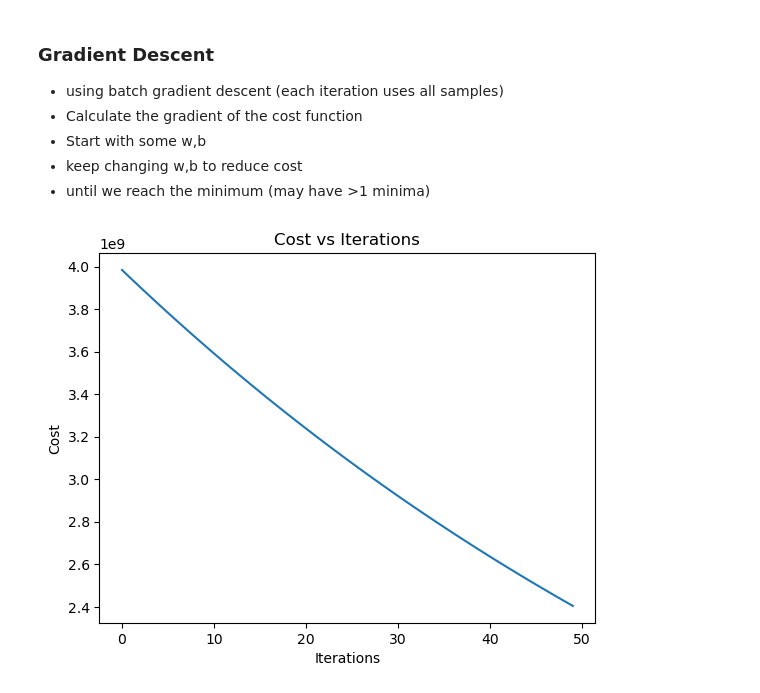
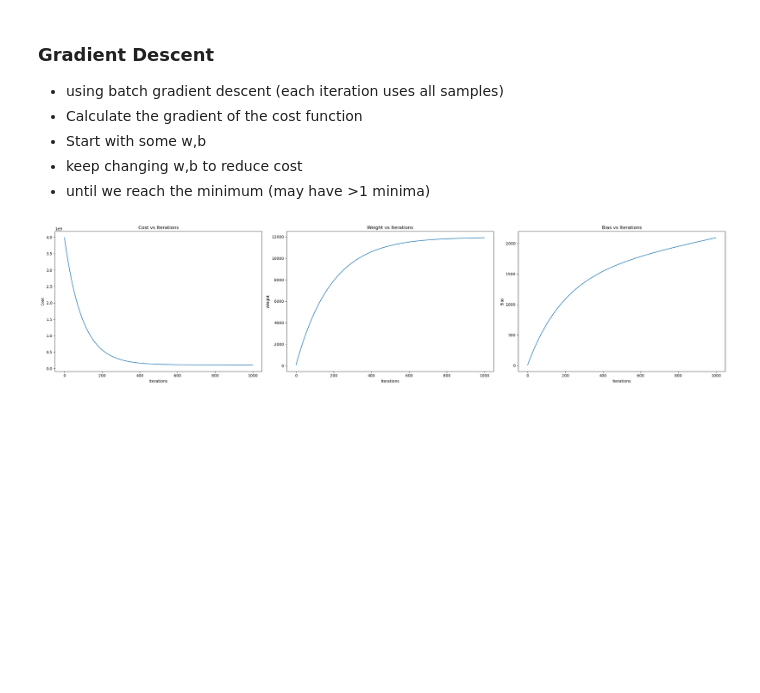
Before and after one commit to shahzadgamedev/MachineLearning, a Jupyter notebook: SupervisedLearning/SalaryExample.ipynb, the cells around one changed output. Cells and saved outputs as stored; diff of their text form; code cells hidden in the pictures; blank space fills up the shorter version.

```diff
--- a/SupervisedLearning/SalaryExample.ipynb
+++ b/SupervisedLearning/SalaryExample.ipynb
@@ -26,7 +25,7 @@ from Regression.BasicFunctions import BasicFunctions
 - X-axis label: Years of Experience
 - Y-axis label: Salary
 # %%
-data = np.genfromtxt(r'F:\MachineLearning\MachineLearningPython\MachineLearning\SupervisedLearning\Regression\Data\Salary_Data.csv', delimiter=',', skip_header=1)
+data = np.genfromtxt(r'.\Regression\Data\Salary_Data.csv', delimiter=',', skip_header=1)
 x = data[:, 0]
 y = data[:, 1]
 
@@ -45,7 +44,7 @@ plt.show()
 - Cost = 1/n * sum((y - y_pred)^2) [Basic Function Used]
 - y_pred = m * x + b [Model in Basic Function Used]
 # %%
-samples = 50
+samples = 500
 weights = np.linspace(8000, 10000, samples)
 biases = np.linspace(28000, 31400, samples)
 cost = np.zeros((samples, samples))
@@ -99,7 +98,7 @@ plt.show()
 # %%
 weight = 0
 bias = 0
-iterations = 50
+iterations = 1000
 learning_rate = 0.0001
 
 cost_history = np.zeros(iterations)
@@ -108,31 +107,50 @@ b_history = np.zeros(iterations)
 
 def gradient_weight(data_x, data_y, w, b) -> float:
     m = len(data_x)
     accumulated_error = 0.0
     for p in range(m):
         accumulated_error += (BasicFunctions.model(data_x[p], w, b) - data_y[p]) * data_x[p]
     return accumulated_error / m
 
 def gradient_bias(data_x, data_y, w, b) -> float:
     m = len(data_x)
     accumulated_error = 0.0
     for p in range(m):
         accumulated_error += BasicFunctions.model(data_x[p], w, b) - data_y[p]
     return accumulated_error / m
 
 
 # iterate to find optimal weight and bias
 for i in range(iterations):
     temp_weight = weight - learning_rate * gradient_weight(x, y, weight, bias)
     temp_bias = bias - learning_rate * gradient_bias(x, y, weight, bias)
     weight, w_history[i] = temp_weight, temp_weight
     bias, b_history[i] = temp_bias, temp_bias
     cost_history[i] = BasicFunctions.squared_error_cost(y, BasicFunctions.model(x, weight, bias))
 
+plt.subplots(1, 3, figsize=(25, 6))
+
+plt.subplot(1, 3, 1)
 plt.plot(range(iterations), cost_history)
 plt.xlabel('Iterations')
 plt.ylabel('Cost')
 plt.title('Cost vs Iterations')
+
+
+plt.subplot(1, 3, 2)
+plt.plot(range(iterations), w_history)
+plt.xlabel('Iterations')
+plt.ylabel('Weight')
+plt.title('Weight vs Iterations')
+
+plt.subplot(1, 3, 3)
+plt.plot(range(iterations), b_history)
+plt.xlabel('Iterations')
+plt.ylabel('Bias')
+plt.title('Bias vs Iterations')
+
+
+plt.tight_layout()
 plt.show()
 # %% [output]
-[figure, old version]
+[figure, new version]
```
Also changed, not shown: parts of 1 cell of this notebook, 2 other files.
